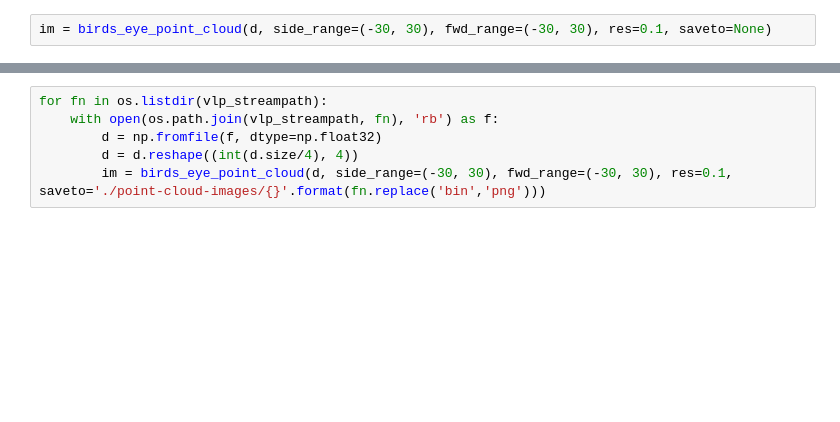
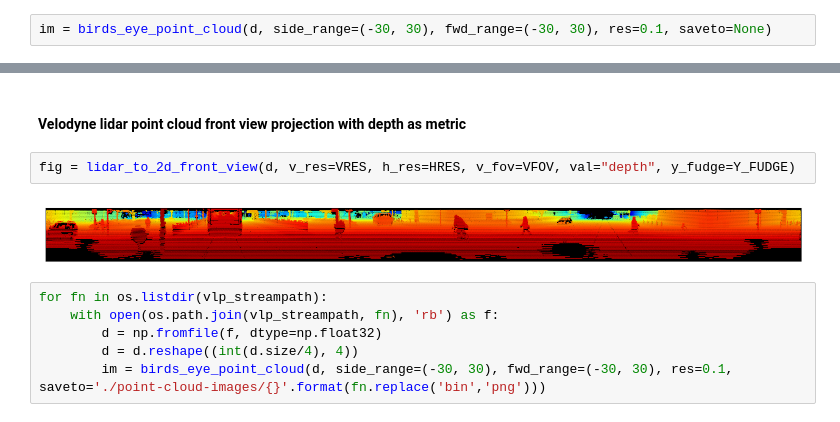
Before and after one commit to Karthikeya108/AdvancedObjectDetection, a Jupyter notebook: PointCloud-viz/point-cloud-analysis.ipynb, the cells around one changed output, grey strips where cells are left out. Drawn from its saved outputs; the diff is of its cells as text; blank space fills up the shorter version.

```diff
--- a/PointCloud-viz/point-cloud-analysis.ipynb
+++ b/PointCloud-viz/point-cloud-analysis.ipynb
@@ -120,3 +39,11 @@ im
+# %% [markdown]
+
+
+#### Velodyne lidar point cloud front view projection with **depth** as metric
+# %%
+fig = lidar_to_2d_front_view(d, v_res=VRES, h_res=HRES, v_fov=VFOV, val="depth", y_fudge=Y_FUDGE)
+# %% [output]
+[figure, added]
 # %%
 for fn in os.listdir(vlp_streampath):
     with open(os.path.join(vlp_streampath, fn), 'rb') as f:
```
Also changed, not shown: parts of 11 cells of this notebook, 7 other files.
